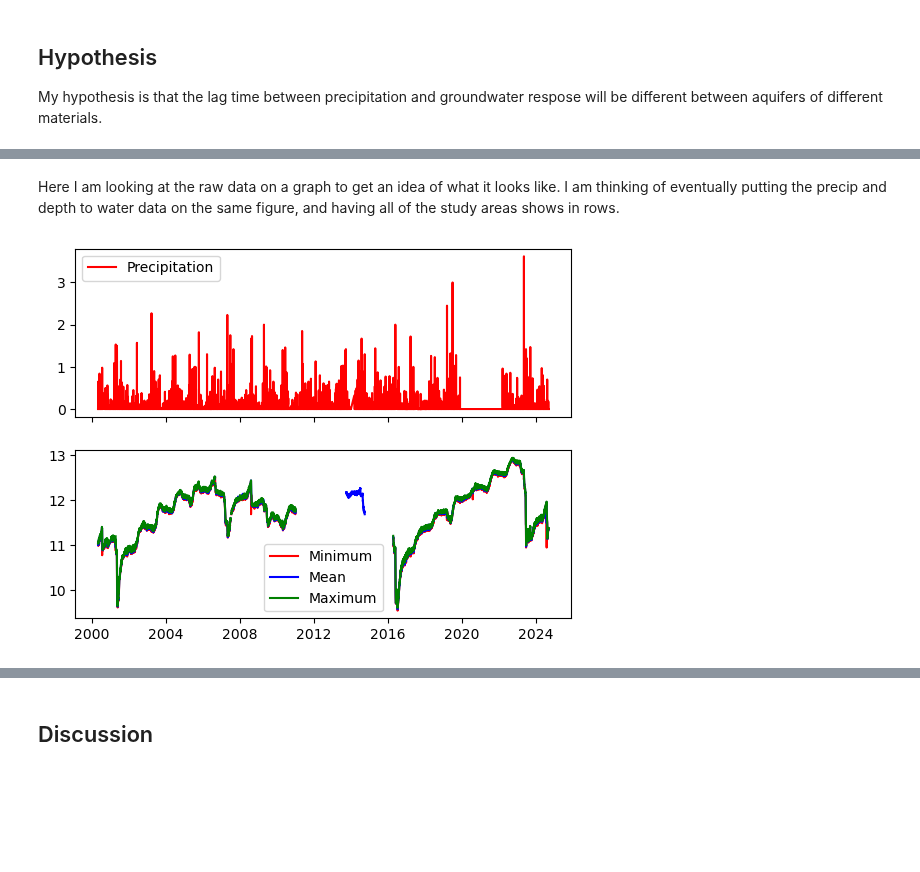
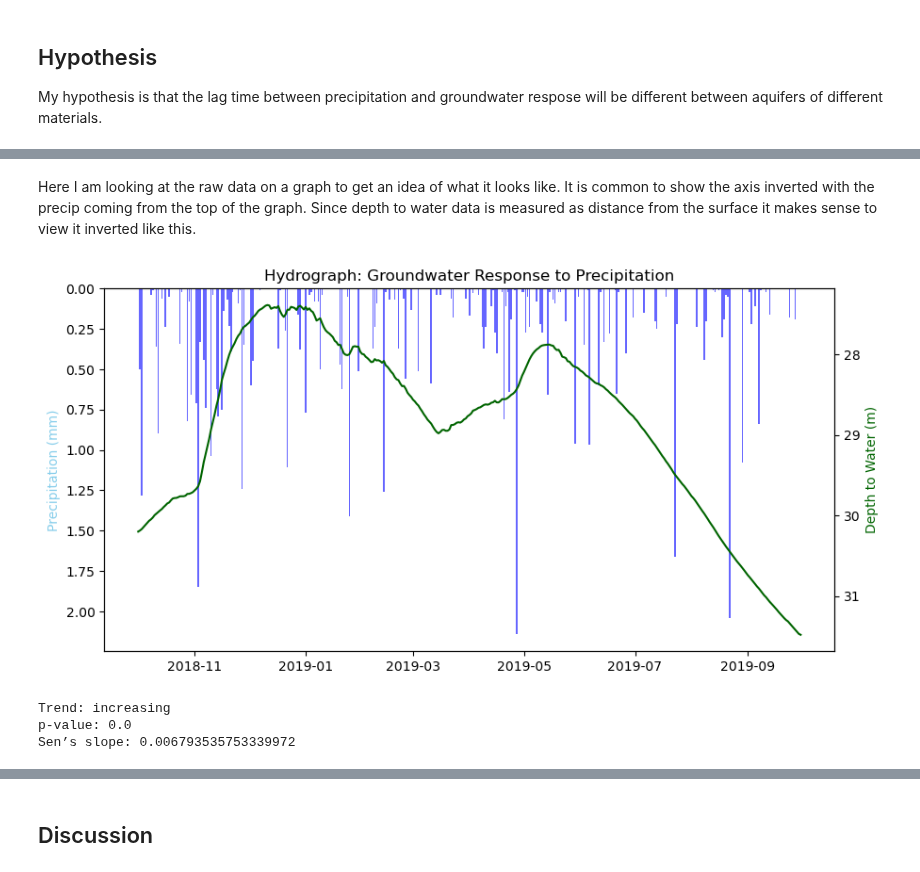
Before and after one commit to lnmontgo/Final_project_LeahM, a Jupyter notebook: FinalProject.ipynb, the cells around one changed output, grey strips where cells are left out. Drawn from its saved outputs; the diff is of its cells as text; code cells hidden in the pictures; blank space fills up the shorter version.

```diff
--- a/FinalProject.ipynb
+++ b/FinalProject.ipynb
@@ -26,18 +32,14 @@ Next I read in and clean up the data. In this case, I drop unnecessary columns a
+# %%
+precip = pd.read_csv(precip_file, comment='#', parse_dates=['DATE'],
+                     index_col=['DATE'])
+precip = precip[['PRCP']]
+precip = precip[pd.to_datetime(start_date):pd.to_datetime(end_date)]
 # %%
-p_data = pd.read_csv(precip_file, comment='#', parse_dates=['DATE'],
-                     index_col=['DATE'])
-precip = ['PRCP', 'SNOW']
-p_data = p_data[precip]
-
-dtw_data = pd.read_csv(dtw_file, comment='#', header=[1], delimiter='\t',
+dtw = pd.read_csv(dtw_file, comment='#', header=[1], delimiter='\t',
                        parse_dates=['20d'])
-dtw_data.rename(columns={'20d':'Date'}, inplace=True)
-dtw_data.set_index('Date', inplace=True)
-dtw_data.rename(columns={'14n':'Min_dtw', '14n.1':'Max_dtw', '14n.2':"Mean_dtw"},
-                inplace=True)
-columns = ['Min_dtw', 'Max_dtw', 'Mean_dtw']
-
-dtw_data = dtw_data[columns]
-
-p_data = p_data[pd.to_datetime(start_date):pd.to_datetime(end_date)]
-dtw_data = dtw_data[pd.to_datetime(start_date):pd.to_datetime(end_date)]
+dtw.rename(columns={'20d':'Date'}, inplace=True)
+dtw.set_index('Date', inplace=True)
+dtw.rename(columns={'14n':'dtw'}, inplace=True)
+dtw = dtw[['dtw']]
+dtw = dtw[pd.to_datetime(start_date):pd.to_datetime(end_date)]
+dtw = dtw.resample('D').mean()
@@ -62,17 +46,27 @@ Date
 # %% [markdown]
-Here I am looking at the raw data on a graph to get an idea of what it looks like. I am thinking of eventually putting the precip and depth to water data on the same figure, and having all of the study areas shows in rows.
+Here I am looking at the raw data on a graph to get an idea of what it looks like. It is common to show the axis inverted with the precip coming from the top of the graph. Since depth to water data is measured as distance from the surface it makes sense to view it inverted like this.
 # %%
-fig, [ax1, ax2] = plt.subplots(nrows=2, ncols=1, sharex=True, sharey=False)
+fig, ax1 = plt.subplots(figsize=(10,5))
 
-ax1.plot(p_data['PRCP'], 'r-', label='Precipitation')
-#ax1.plot(p_data['SNOW'], 'b-', label='Snow')
-ax1.legend()
+ax1.bar(precip.index, precip['PRCP'], color='blue', label='Precipitation (mm)', alpha=0.6)
+ax1.set_ylabel('Precipitation (mm)', color='skyblue')
+ax1.invert_yaxis()  # rainfall plotted downward
 
-ax2.plot(dtw_data['Min_dtw'], 'r-', label='Minimum')
-ax2.plot(dtw_data['Mean_dtw'], 'b-', label='Mean')
-ax2.plot(dtw_data['Max_dtw'], 'g-', label='Maximum')
-ax2.legend()
+ax2 = ax1.twinx()
+ax2.plot(dtw.index, dtw['dtw'], color='darkgreen', label='Depth to Water (m)')
+ax2.set_ylabel('Depth to Water (m)', color='darkgreen')
+ax2.invert_yaxis()  # so rising water level appears upward
 
+plt.title('Hydrograph: Groundwater Response to Precipitation')
 plt.show()
 # %% [output]
-[figure, old version]
+[figure, new version]
+# %%
+result = mk.original_test(dtw)
+print("Trend:", result.trend)
+print("p-value:", result.p)
+print("Sen’s slope:", result.slope)
+# %% [output]
+Trend: increasing
+p-value: 0.0
+Sen’s slope: 0.006793535753339972
```
Also changed, not shown: parts of 9 cells of this notebook.
